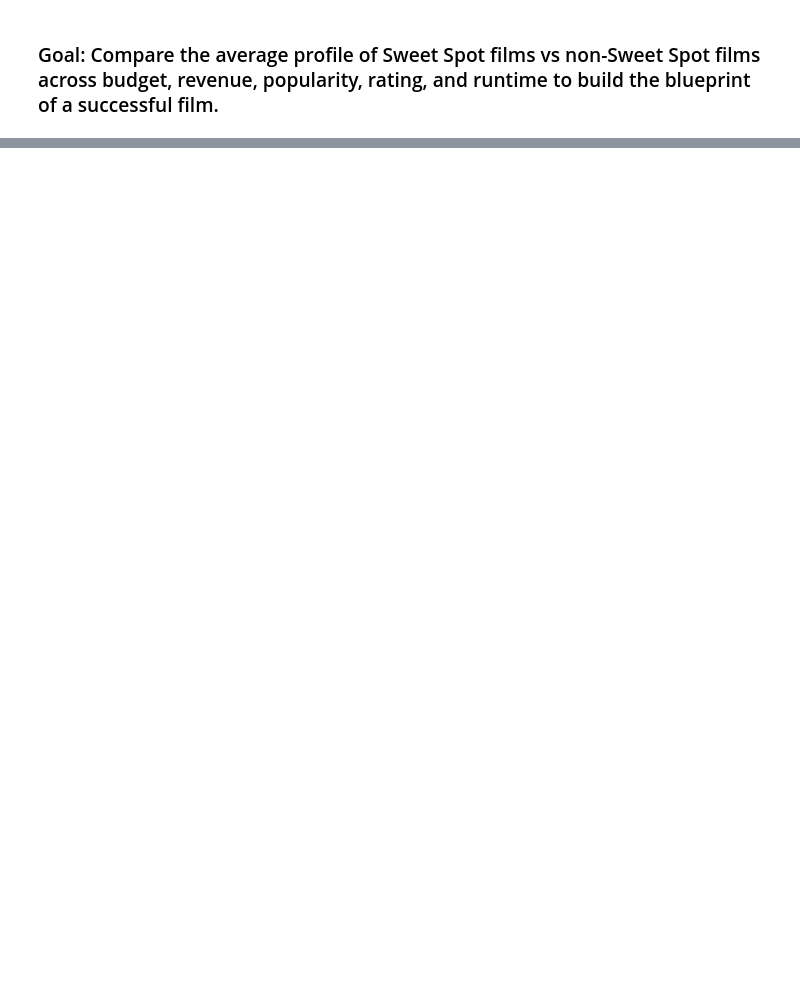
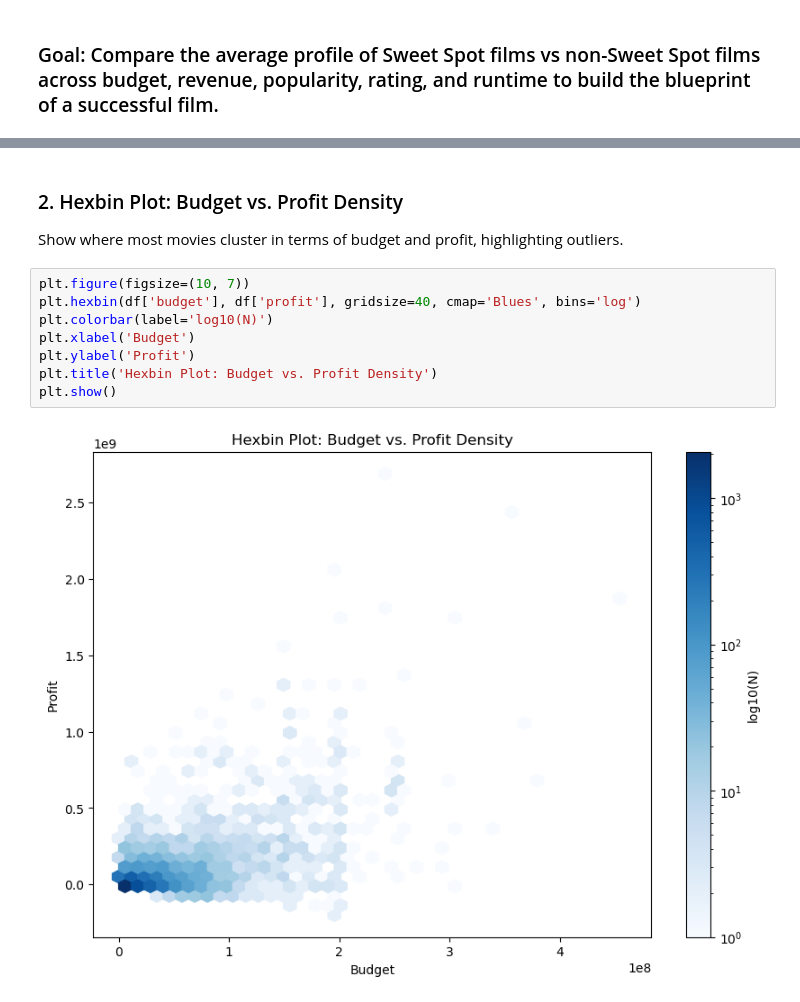
Before and after one commit to anish1206/dv-cp, a Jupyter notebook: eda_visualization.ipynb, the cells around one changed output, grey strips where cells are left out. Saved outputs shown, nothing was run; the diff lists cells and outputs as text; blank space fills up the shorter version.

```diff
--- a/eda_visualization.ipynb
+++ b/eda_visualization.ipynb
@@ -315,0 +333,13 @@ plt.show()
+# %% [markdown]
+### 2. Hexbin Plot: Budget vs. Profit Density
+Show where most movies cluster in terms of budget and profit, highlighting outliers.
+# %%
+plt.figure(figsize=(10, 7))
+plt.hexbin(df['budget'], df['profit'], gridsize=40, cmap='Blues', bins='log')
+plt.colorbar(label='log10(N)')
+plt.xlabel('Budget')
+plt.ylabel('Profit')
+plt.title('Hexbin Plot: Budget vs. Profit Density')
+plt.show()
+# %% [output]
+[figure, added]
```
Also changed, not shown: parts of 19 cells of this notebook, 2 other files.
